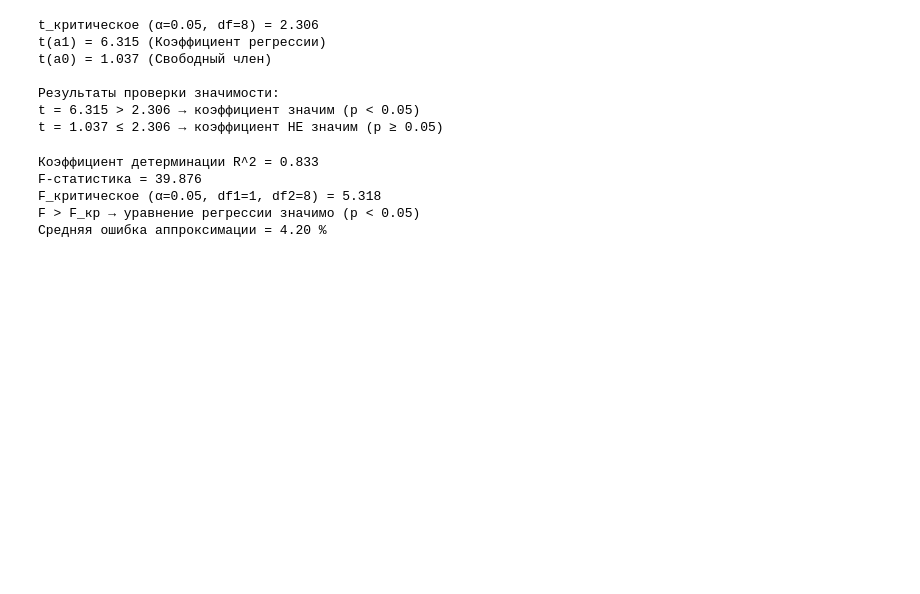
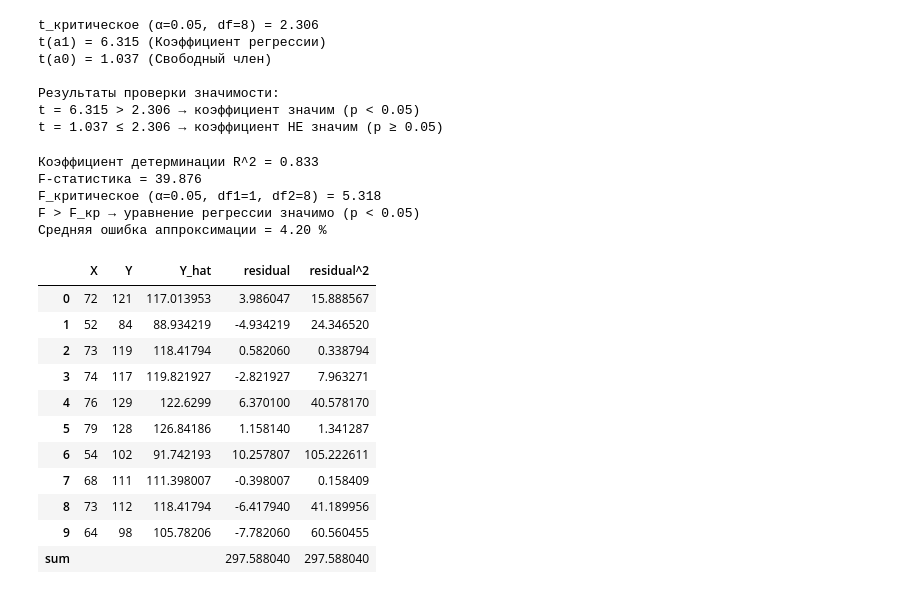
Before and after one commit to Frfor17/wbozon_light, a Jupyter notebook: regr2.ipynb, the cells around one changed output. Saved outputs shown, nothing was run; the diff lists cells and outputs as text; code cells hidden in the pictures; blank space fills up the shorter version.

```diff
--- a/regr2.ipynb
+++ b/regr2.ipynb
@@ -216,3 +217,49 @@ F-статистика = 39.876
 F_критическое (α=0.05, df1=1, df2=8) = 5.318
 F > F_кр → уравнение регрессии значимо (p < 0.05)
 Средняя ошибка аппроксимации = 4.20 %
+# %%
+# 10й блок
+# расчёты
+
+n = len(X) # Колво наблюденией
+x_mean = X.mean() # средние
+y_mean = Y.mean()
+
+b = ((X - x_mean) * (Y - y_mean)).sum() / ((X - x_mean) ** 2).sum() # коэф наклона регр
+a = y_mean - b * x_mean # свободный член
+
+Y_hat = a + b * X # Теор знач, прогнозируемо
+res = Y - Y_hat # остатки - разность между прогнозируемыми и рассчётными значениями
+
+SSE = (res ** 2).sum() # Остаточная сумма квадратов
+SSR = ((Y_hat - y_mean) ** 2).sum() # факторная сумма квадратов
+SST = ((Y - y_mean) ** 2).sum() # общая сумма квадратов
+
+df_res = n - 2 # число степеней свободы для остаточной дисперсии, в линейн регрессии 2
+s2 = SSE / df_res # оценка остаточной дисперсии на одну степень свободы
+
+table = pd.DataFrame({ # формирование таблицы с результатами по каждому наблюдению
+    'X': X,  # фактор знач
+    'Y': Y, # факт значение результирующего
+    'Y_hat': Y_hat, # расчётные значения результат
+    'residual': res, # остатки
+    'residual^2': res ** 2 # квадраты остатков
+})
+
+# добавление строки с итогами
+# в неё помещается сумма квадратов остатков
+table.loc['sum'] = ['', '', '', SSE, (res ** 2).sum()]
+table # вывод таблицы
+# %% [output]
+|  | X | Y | Y_hat | residual | residual^2 |
+| 0 | 72 | 121 | 117.013953 | 3.986047 | 15.888567 |
+| 1 | 52 | 84 | 88.934219 | -4.934219 | 24.346520 |
+| 2 | 73 | 119 | 118.41794 | 0.582060 | 0.338794 |
+| 3 | 74 | 117 | 119.821927 | -2.821927 | 7.963271 |
+| 4 | 76 | 129 | 122.6299 | 6.370100 | 40.578170 |
+| 5 | 79 | 128 | 126.84186 | 1.158140 | 1.341287 |
+| 6 | 54 | 102 | 91.742193 | 10.257807 | 105.222611 |
+| 7 | 68 | 111 | 111.398007 | -0.398007 | 0.158409 |
+| 8 | 73 | 112 | 118.41794 | -6.417940 | 41.189956 |
+| 9 | 64 | 98 | 105.78206 | -7.782060 | 60.560455 |
+| sum |  |  |  | 297.588040 | 297.588040 |
```
Also changed, not shown: parts of 10 cells of this notebook, 1 other file.
